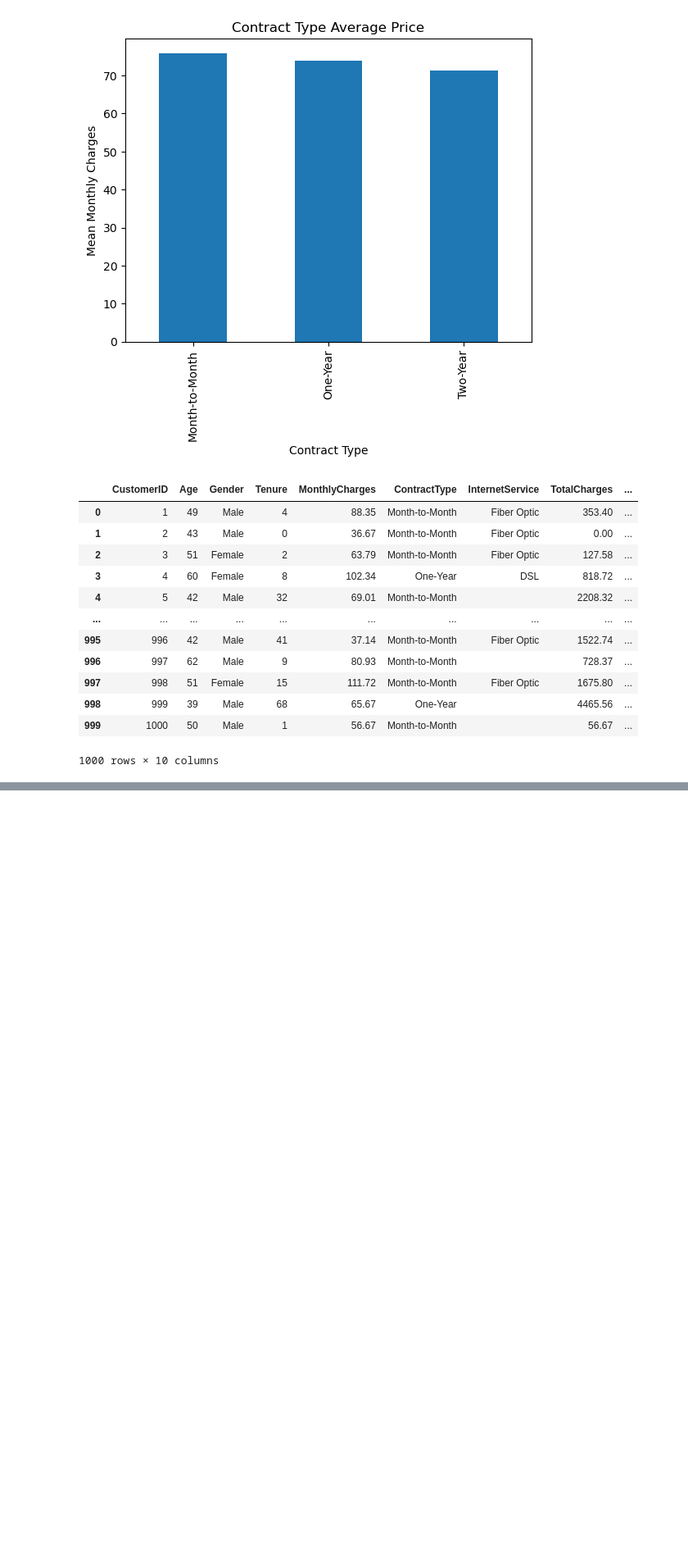
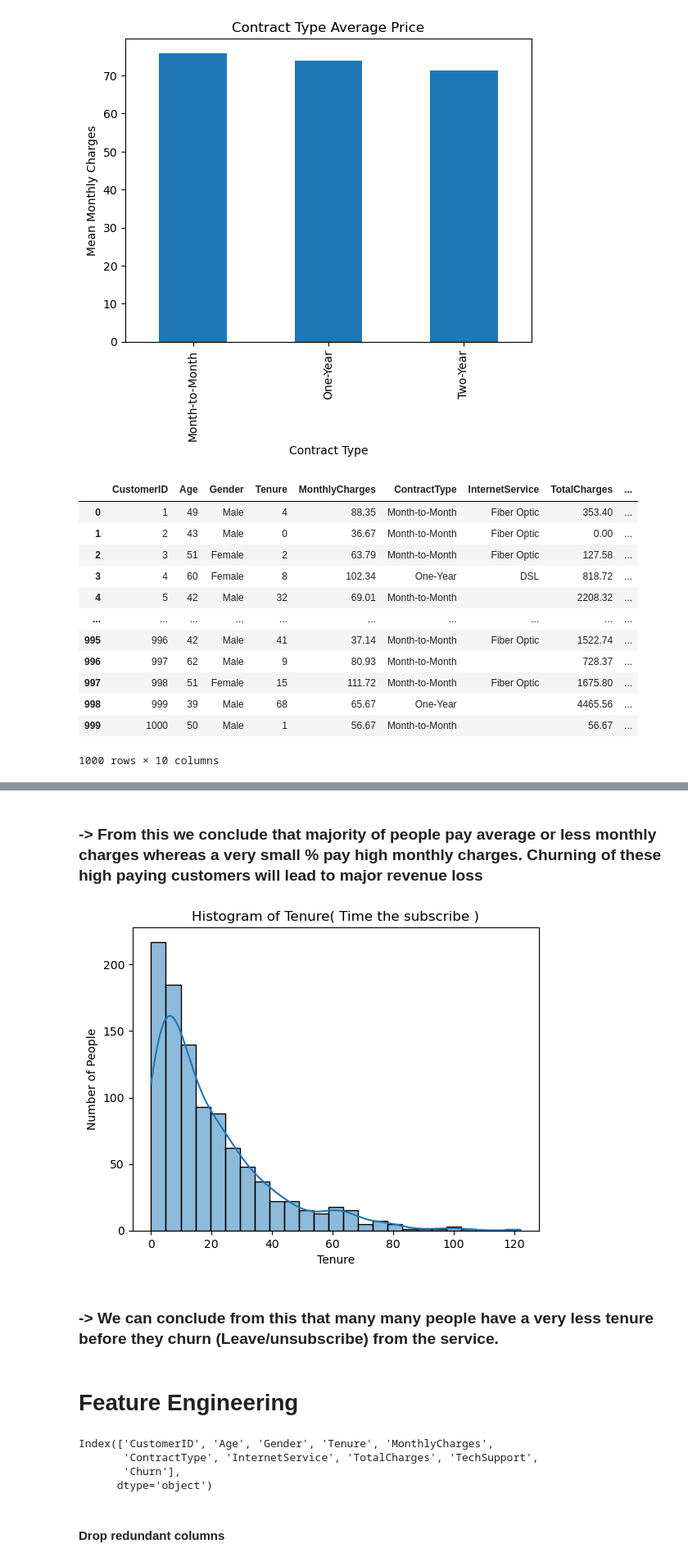
Before and after one commit to Advitiya-yadav/CustomerChurnProject, a Jupyter notebook: Analysis_prediction.ipynb, the cells around one changed output, grey strips where cells are left out. Shown at 82% size. Cells and saved outputs as stored; diff of their text form; code cells hidden in the pictures; blank space fills up the shorter version.

```diff
--- a/Analysis_prediction.ipynb
+++ b/Analysis_prediction.ipynb
@@ -217,0 +232,23 @@ df
+# %% [markdown]
+### -> From this we conclude that majority of people pay average or less monthly charges whereas a very small % pay high monthly charges. Churning of these high paying customers will lead to major revenue loss
+# %%
+sns.histplot(df['Tenure'],bins=25,kde=True)
+plt.title("Histogram of Tenure( Time the subscribe )")
+plt.ylabel("Number of People")
+plt.xlabel("Tenure")
+plt.show()
+# %% [output]
+[figure, added]
+# %% [markdown]
+### -> We can conclude from this that many many people have a very less tenure before they churn (Leave/unsubscribe) from the service.
+# %% [markdown]
+# Feature Engineering
+# %%
+df.columns
+# %% [output]
+Index(['CustomerID', 'Age', 'Gender', 'Tenure', 'MonthlyCharges',
+       'ContractType', 'InternetService', 'TotalCharges', 'TechSupport',
+       'Churn'],
+      dtype='object')
+# %% [markdown]
+#### Drop redundant columns
```
Also changed, not shown: parts of 66 cells of this notebook.
